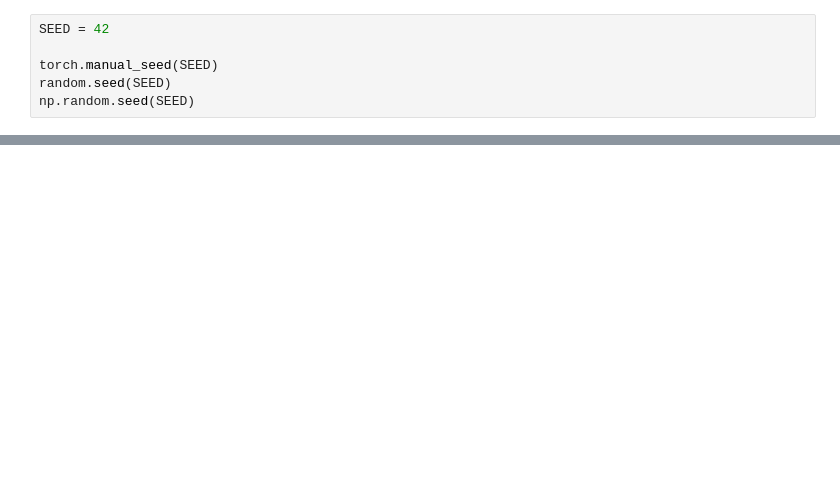
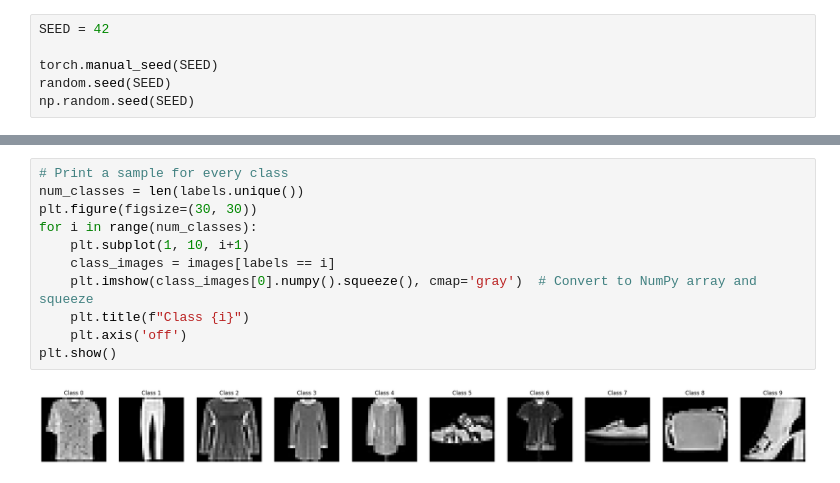
Before and after one commit to timpdotd/LabIAGI_1950722, a Jupyter notebook: Esercitazione_7/MLP_FashionMNIST_1950722.ipynb, the cells around one changed output, grey strips where cells are left out. Drawn from its saved outputs; the diff is of its cells as text; blank space fills up the shorter version.

```diff
--- a/Esercitazione_7/MLP_FashionMNIST_1950722.ipynb
+++ b/Esercitazione_7/MLP_FashionMNIST_1950722.ipynb
@@ -75,0 +185,13 @@ transform = transforms.Compose([
+# %%
+# Print a sample for every class
+num_classes = len(labels.unique())
+plt.figure(figsize=(30, 30))
+for i in range(num_classes):
+    plt.subplot(1, 10, i+1)
+    class_images = images[labels == i]
+    plt.imshow(class_images[0].numpy().squeeze(), cmap='gray')  # Convert to NumPy array and squeeze
+    plt.title(f"Class {i}")
+    plt.axis('off')
+plt.show()
+# %% [output]
+[figure, added]
```
Also changed, not shown: parts of 31 cells of this notebook.
